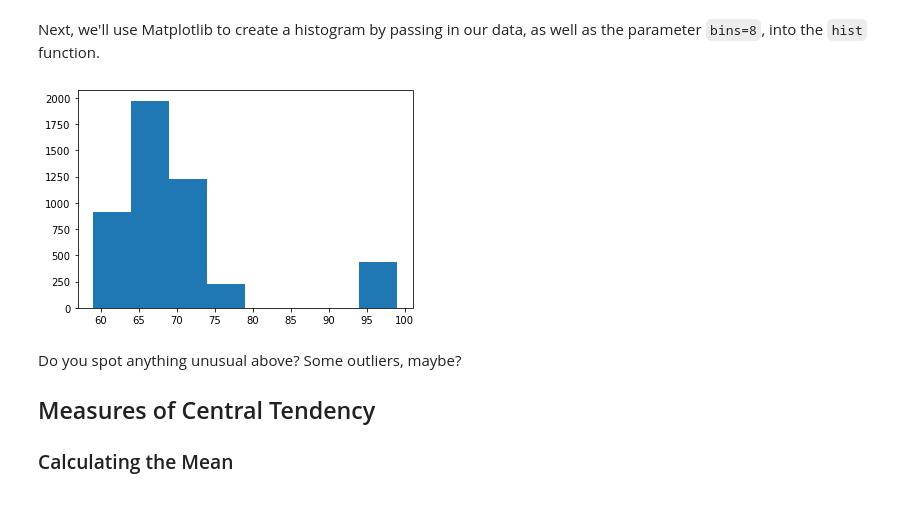
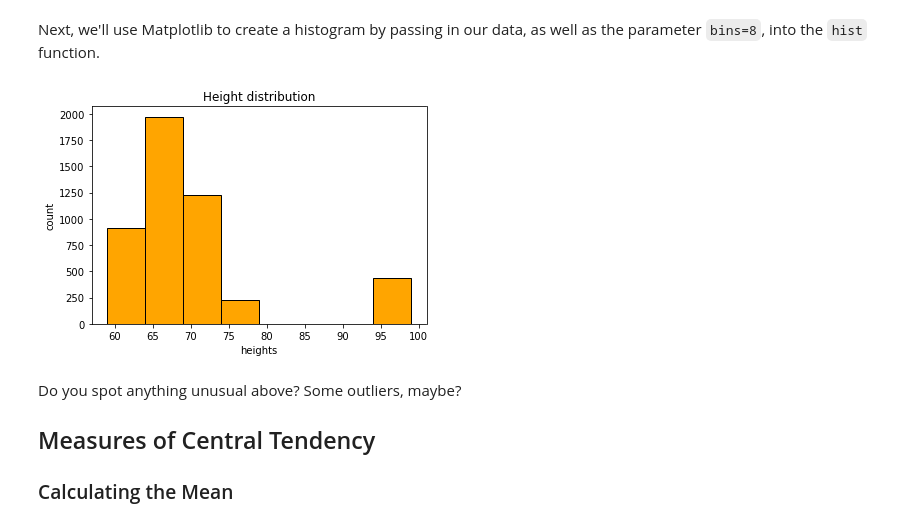
Before and after one commit to mish-mureh/dsc-implementing-statistics-with-functions-lab, a Jupyter notebook: index.ipynb, the cells around one changed output. Drawn from its saved outputs; the diff is of its cells as text; code cells hidden in the pictures.

```diff
--- a/index.ipynb
+++ b/index.ipynb
@@ -24,0 +41,6 @@ height = list(df['height'])
+# %%
+import pandas as pd
+df = pd.read_csv('nhis.csv')# if loading excel, then it will be pd.read_excel('nhis.xlsx')
+# review first 5 rows
+df.head(7) # a data frame is a table
+# height = list(df['height'])
@@ -71,9 +146,12 @@ Next, we'll use Matplotlib to create a histogram by passing in our data, as well
 # %%
 # Run this cell without changes
 # A histogram should display below
-plt.hist(height, bins=8);
+plt.hist(height, bins=8, edgecolor='black',color='orange')
+plt.title('Height distribution')
+plt.ylabel('count')
+plt.xlabel('heights');
 # %% [output]
-[figure, old version]
+[figure, new version]
 # %% [markdown]
 Do you spot anything unusual above? Some outliers, maybe?
 
```
Also changed, not shown: parts of 16 cells of this notebook.
